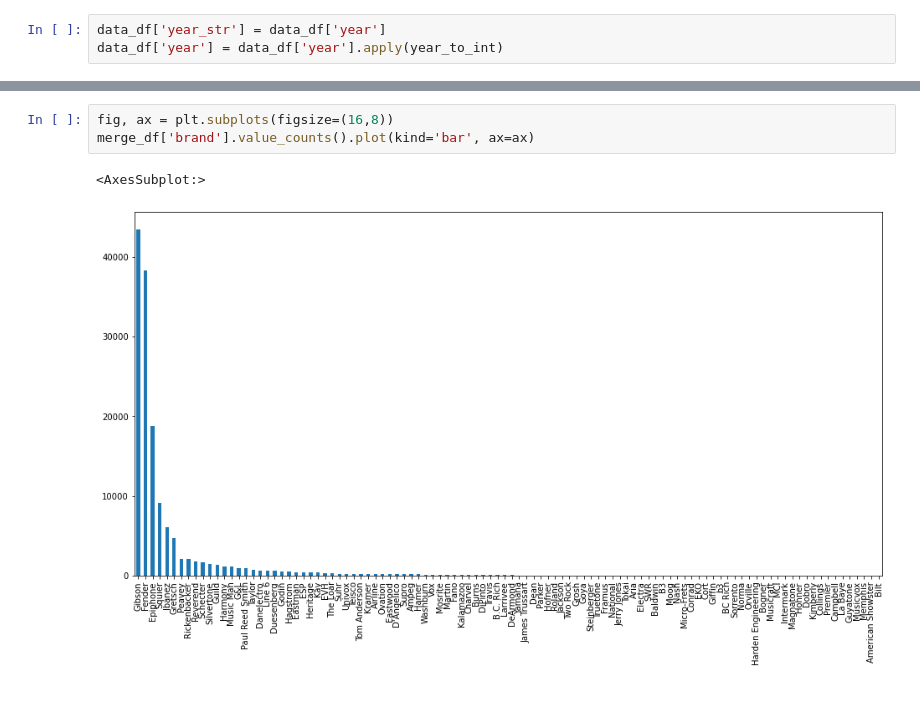
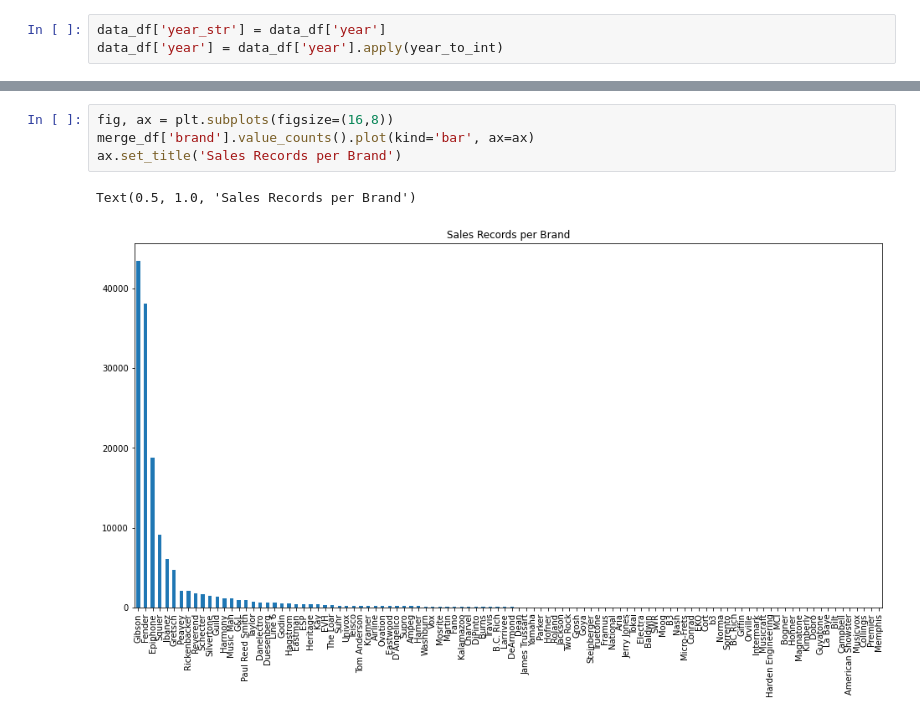
Before and after one commit to n-sweep/galvanize_capstone_2, a Jupyter notebook: exploration.ipynb, the cells around one changed output, grey strips where cells are left out. Cells and saved outputs as stored; diff of their text form.

```diff
--- a/exploration.ipynb
+++ b/exploration.ipynb
@@ -148,6 +148,7 @@ merge_df
 # %%
 fig, ax = plt.subplots(figsize=(16,8))
 merge_df['brand'].value_counts().plot(kind='bar', ax=ax)
+ax.set_title('Sales Records per Brand')
 # %% [output]
-<AxesSubplot:>
+Text(0.5, 1.0, 'Sales Records per Brand')
-[figure, old version]
+[figure, new version]
```
Also changed, not shown: parts of 8 cells of this notebook, 1 other file.
